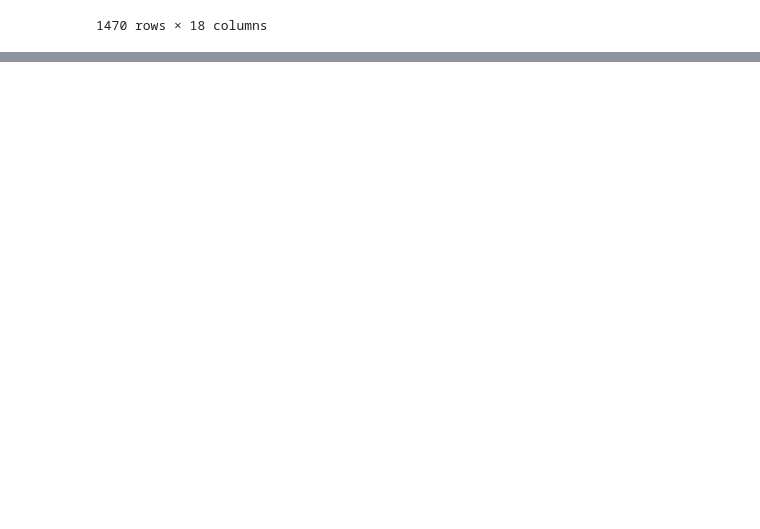
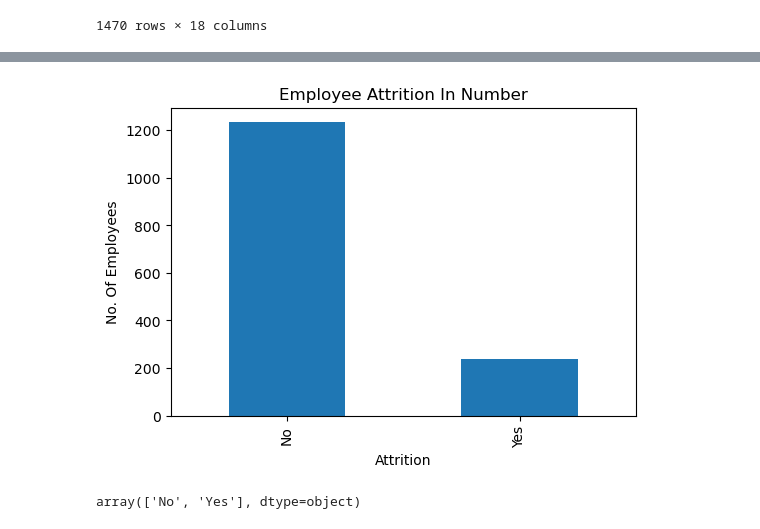
Before and after one commit to Jeff-Wince/GroupProj_Aakash_Jeff_Sonila_Stephanie, a Jupyter notebook: HR-Employee-Attrition.ipynb, the cells around one changed output, grey strips where cells are left out. Drawn from its saved outputs; the diff is of its cells as text; code cells hidden in the pictures; blank space fills up the shorter version.

```diff
--- a/HR-Employee-Attrition.ipynb
+++ b/HR-Employee-Attrition.ipynb
@@ -38,0 +101,4 @@ cdf
+# %%
+# Total number of Employee Attrition
+total_emp_att = cdf.Attrition.value_counts()
+total_emp_att
@@ -38,0 +125,14 @@ cdf
+# %%
+plot1 = total_emp_att.plot(kind="bar", figsize=(6,4))
+plt.xlabel("Attrition")
+plt.ylabel("No. Of Employees")
+plt.title("Employee Attrition In Number")
+plt.show()
+# %% [output]
+[figure, added]
+# %%
+x = cdf.duplicated(subset=['Attrition', 'Gender'])
+dup_att = cdf.loc[(x), "Attrition"].unique()
+dup_att
+# %% [output]
+array(['No', 'Yes'], dtype=object)
```
Also changed, not shown: parts of 15 cells of this notebook.
